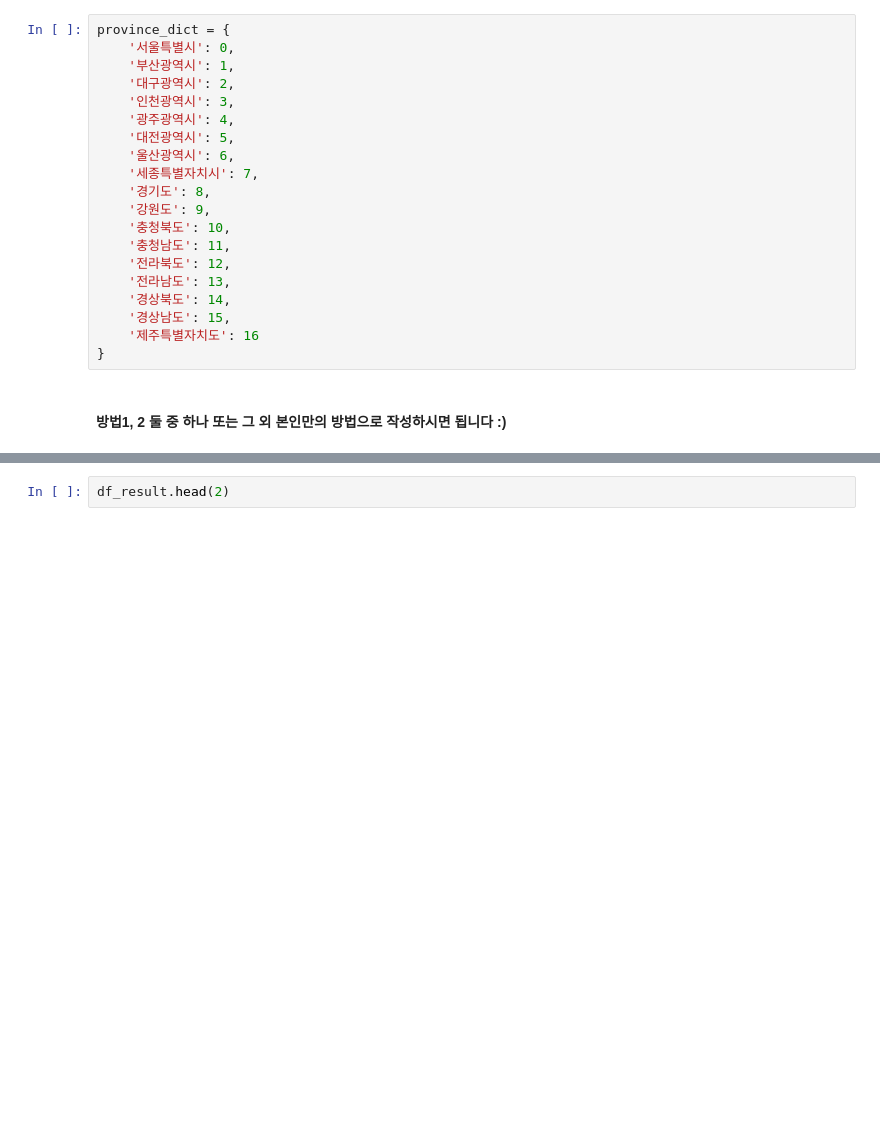
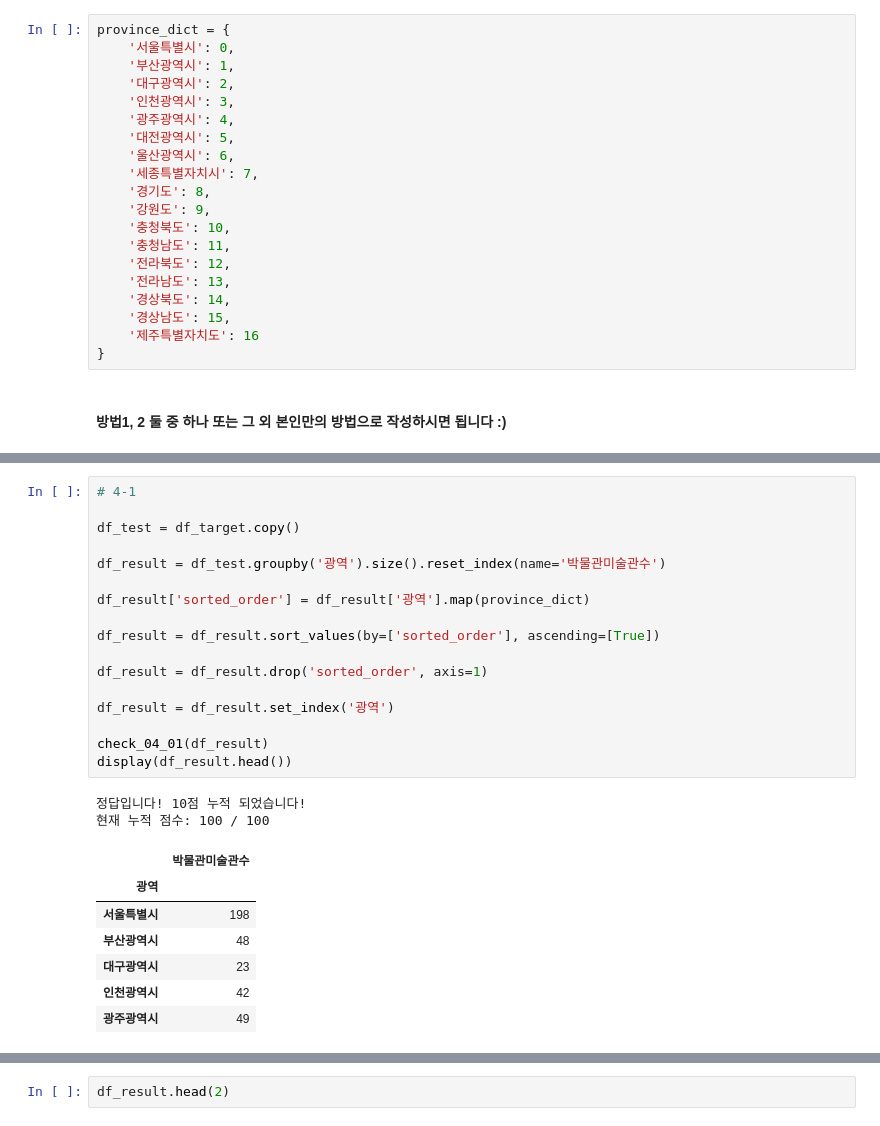
Before and after one commit to w25536/zerobase, a Jupyter notebook: EDA 테스트 5회차/[DS]18_eda5_suhjeongho.ipynb, the cells around one changed output, grey strips where cells are left out. Cells and saved outputs as stored; diff of their text form; blank space fills up the shorter version.

```diff
--- a/EDA 테스트 5회차/edalvtest_05_yourname.ipynb
+++ b/EDA 테스트 5회차/[DS]18_eda5_suhjeongho.ipynb
@@ -555,3 +533,30 @@ display(df_result)
+# %%
+# 4-1
+
+df_test = df_target.copy()
+
+df_result = df_test.groupby('광역').size().reset_index(name='박물관미술관수')
+
+df_result['sorted_order'] = df_result['광역'].map(province_dict)
+
+df_result = df_result.sort_values(by=['sorted_order'], ascending=[True])
+
+df_result = df_result.drop('sorted_order', axis=1)
+
+df_result = df_result.set_index('광역')
+
+check_04_01(df_result)
+display(df_result.head())
+# %% [output]
+정답입니다! 10점 누적 되었습니다!
+현재 누적 점수: 100 / 100
+|  | 박물관미술관수 |
+| 광역 |  |
+| 서울특별시 | 198 |
+| 부산광역시 | 48 |
+| 대구광역시 | 23 |
+| 인천광역시 | 42 |
+| 광주광역시 | 49 |
 # %% [markdown]
 ### 문제 4-2) 원하는 정보 얻기 02 (10점)
 - 3단계의 DataFrame(df_target)을 이용하여 아래의 조건에 맞는 정보를 구하세요.
```
Also changed, not shown: parts of 22 cells of this notebook, 2 other files.
